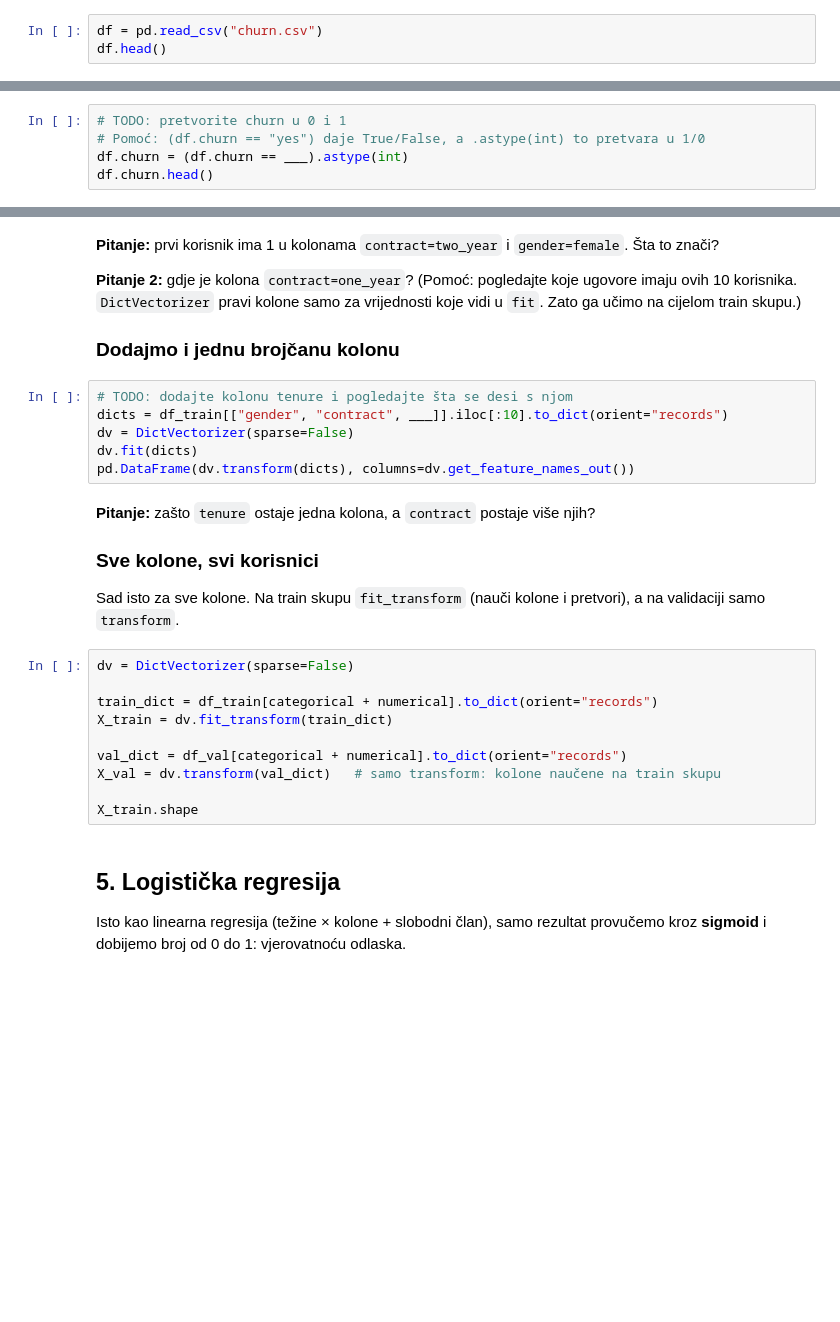
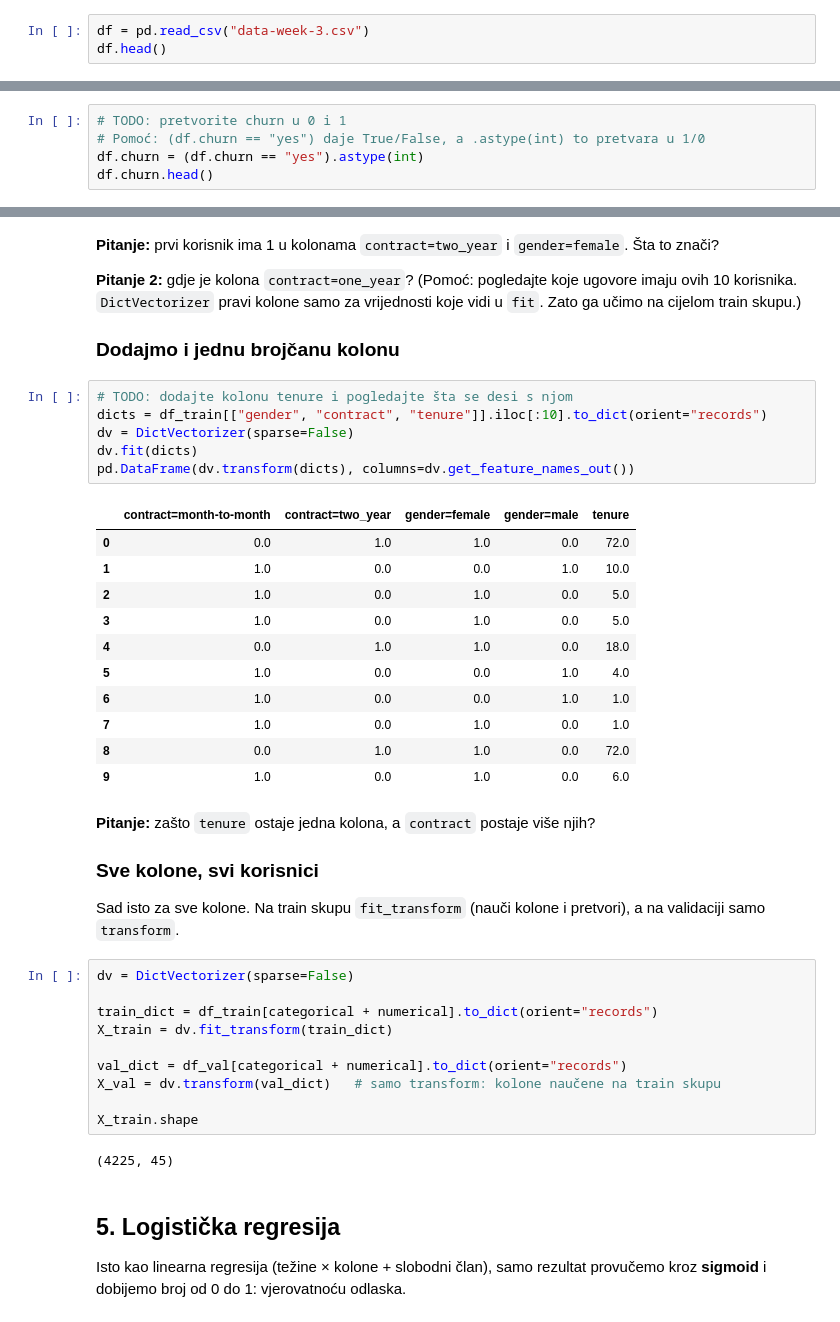
Before and after one commit to hedijasisic/ai_lab-machine_learning, a Jupyter notebook: radionica3/radionica3_churn.ipynb, the cells around one changed output, grey strips where cells are left out. Saved outputs shown, nothing was run; the diff lists cells and outputs as text; blank space fills up the shorter version.

```diff
--- a/radionica3/radionica3_churn.ipynb
+++ b/radionica3/radionica3_churn.ipynb
@@ -29,5 +31,5 @@ print("Sve učitano!")
 
 Pravi podaci nikad nisu uredni. Prvo ih "počešljamo".
 # %%
-df = pd.read_csv("churn.csv")
+df = pd.read_csv("data-week-3.csv")
 df.head()
@@ -56,5 +97,5 @@ Target je kolona `churn` (`yes`/`no`). Model treba brojeve, pa pravimo 1 = otiš
 # %%
 # TODO: pretvorite churn u 0 i 1
 # Pomoć: (df.churn == "yes") daje True/False, a .astype(int) to pretvara u 1/0
-df.churn = (df.churn == ___).astype(int)
+df.churn = (df.churn == "yes").astype(int)
 df.churn.head()
@@ -186,10 +351,22 @@ pd.DataFrame(dv.transform(dicts), columns=dv.get_feature_names_out()).astype(int
 ### Dodajmo i jednu brojčanu kolonu
 # %%
 # TODO: dodajte kolonu tenure i pogledajte šta se desi s njom
-dicts = df_train[["gender", "contract", ___]].iloc[:10].to_dict(orient="records")
+dicts = df_train[["gender", "contract", "tenure"]].iloc[:10].to_dict(orient="records")
 dv = DictVectorizer(sparse=False)
 dv.fit(dicts)
 pd.DataFrame(dv.transform(dicts), columns=dv.get_feature_names_out())
+# %% [output]
+|  | contract=month-to-month | contract=two_year | gender=female | gender=male | tenure |
+| 0 | 0.0 | 1.0 | 1.0 | 0.0 | 72.0 |
+| 1 | 1.0 | 0.0 | 0.0 | 1.0 | 10.0 |
+| 2 | 1.0 | 0.0 | 1.0 | 0.0 | 5.0 |
+| 3 | 1.0 | 0.0 | 1.0 | 0.0 | 5.0 |
+| 4 | 0.0 | 1.0 | 1.0 | 0.0 | 18.0 |
+| 5 | 1.0 | 0.0 | 0.0 | 1.0 | 4.0 |
+| 6 | 1.0 | 0.0 | 0.0 | 1.0 | 1.0 |
+| 7 | 1.0 | 0.0 | 1.0 | 0.0 | 1.0 |
+| 8 | 0.0 | 1.0 | 1.0 | 0.0 | 72.0 |
+| 9 | 1.0 | 0.0 | 1.0 | 0.0 | 6.0 |
 # %% [markdown]
 **Pitanje:** zašto `tenure` ostaje jedna kolona, a `contract` postaje više njih?
 
@@ -206,6 +383,8 @@ val_dict = df_val[categorical + numerical].to_dict(orient="records")
 X_val = dv.transform(val_dict)   # samo transform: kolone naučene na train skupu
 
 X_train.shape
+# %% [output]
+(4225, 45)
 # %% [markdown]
 ## 5. Logistička regresija
 
```
Also changed, not shown: parts of 40 cells of this notebook.
